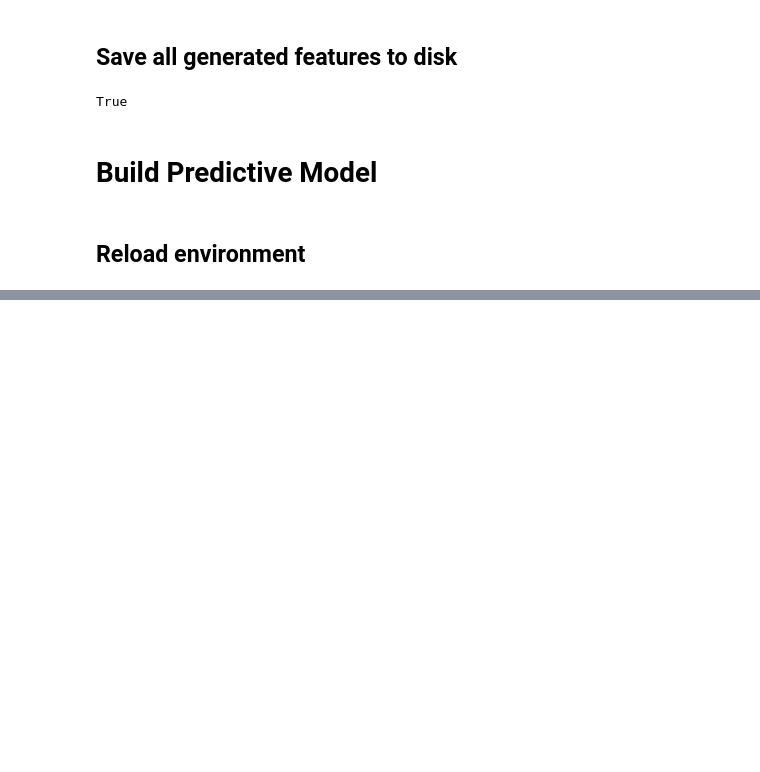
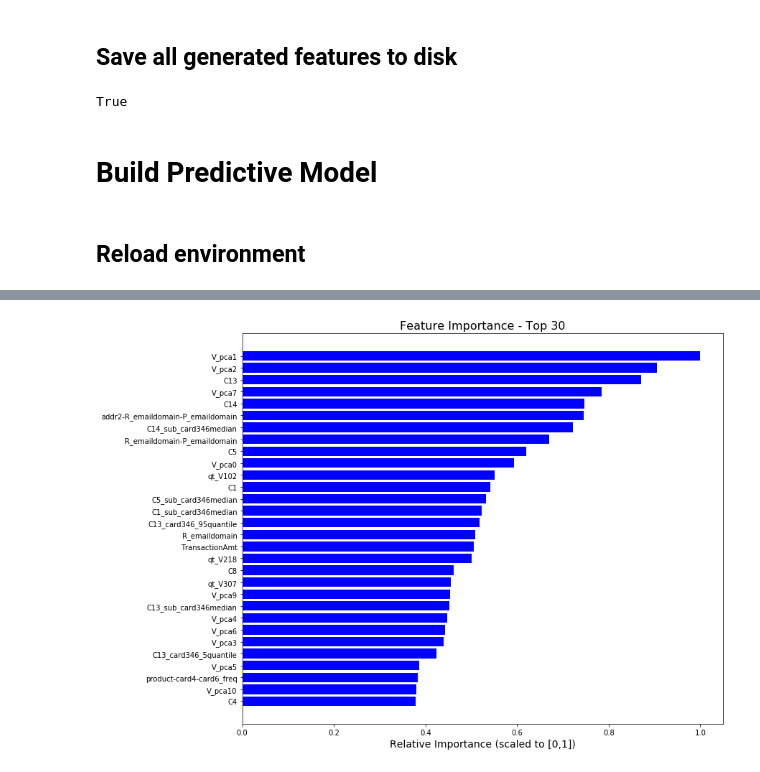
Before and after one commit to KPdir/kaggle_ieee_cis_vesta_fraud_detection, a Jupyter notebook: notebooks/vesta_ieee_cis_ecommerce_fraud_detection.ipynb, the cells around one changed output, grey strips where cells are left out. Cells and saved outputs as stored; diff of their text form; code cells hidden in the pictures; blank space fills up the shorter version.

```diff
--- a/notebooks/vesta_ieee_cis_ecommerce_fraud_detection.ipynb
+++ b/notebooks/vesta_ieee_cis_ecommerce_fraud_detection.ipynb
@@ -452,8 +480,8 @@ from sklearn.metrics import roc_auc_score
 # %%
-clf = RandomForestClassifier(n_estimators=250,
-                             max_depth=15, min_samples_leaf=50,
+clf = RandomForestClassifier(n_estimators=250, max_depth=25, min_samples_leaf=50,
                              class_weight = "balanced_subsample",
-                             random_state=123, n_jobs=2, verbose=0)
+                             min_impurity_decrease= 1e-8,
+                             random_state=seed, n_jobs=-1, verbose=0)
 # %%
 clf.fit(train, target['isFraud'].values)
 # %% [output]
@@ -487,0 +529,6 @@ plot_feature_importance(clf, train)
+# %%
+from src.visualization.visualize import plot_feature_importance
+
+plot_feature_importance(estimator=clf, dftrain=train)
+# %% [output]
+[figure, added]
```
Also changed, not shown: parts of 38 cells of this notebook, 5 other files.
